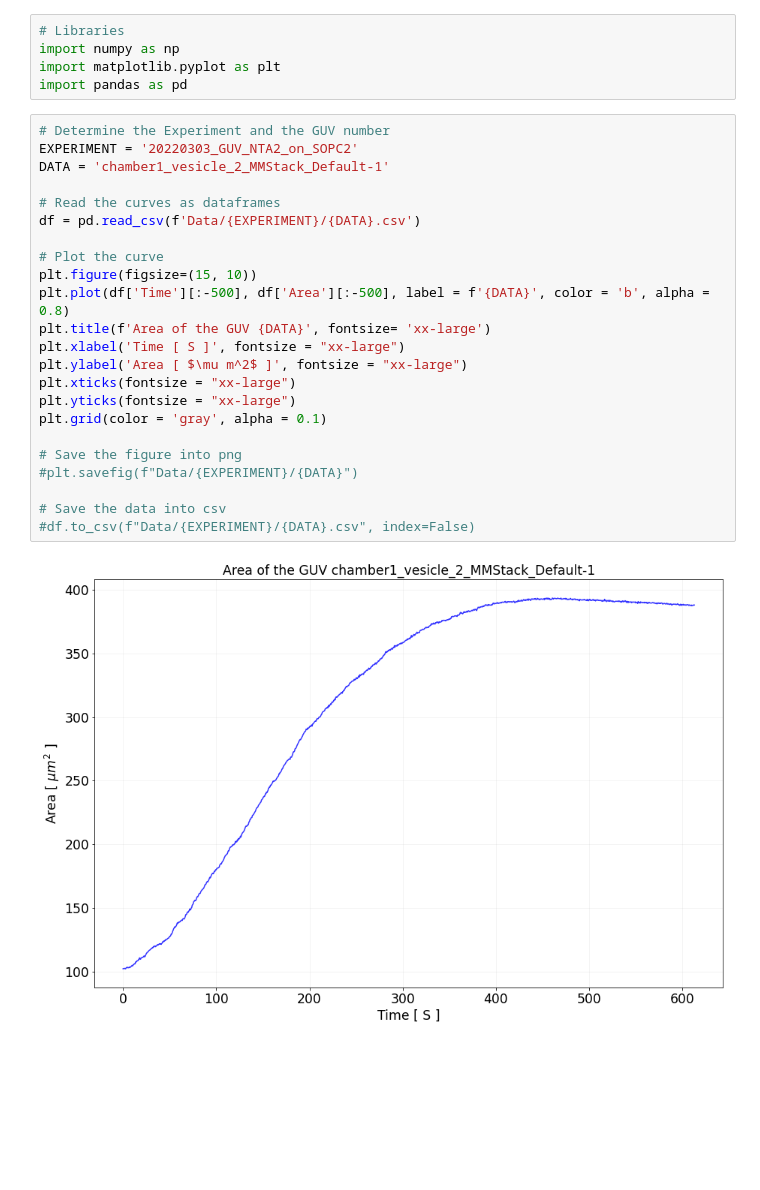
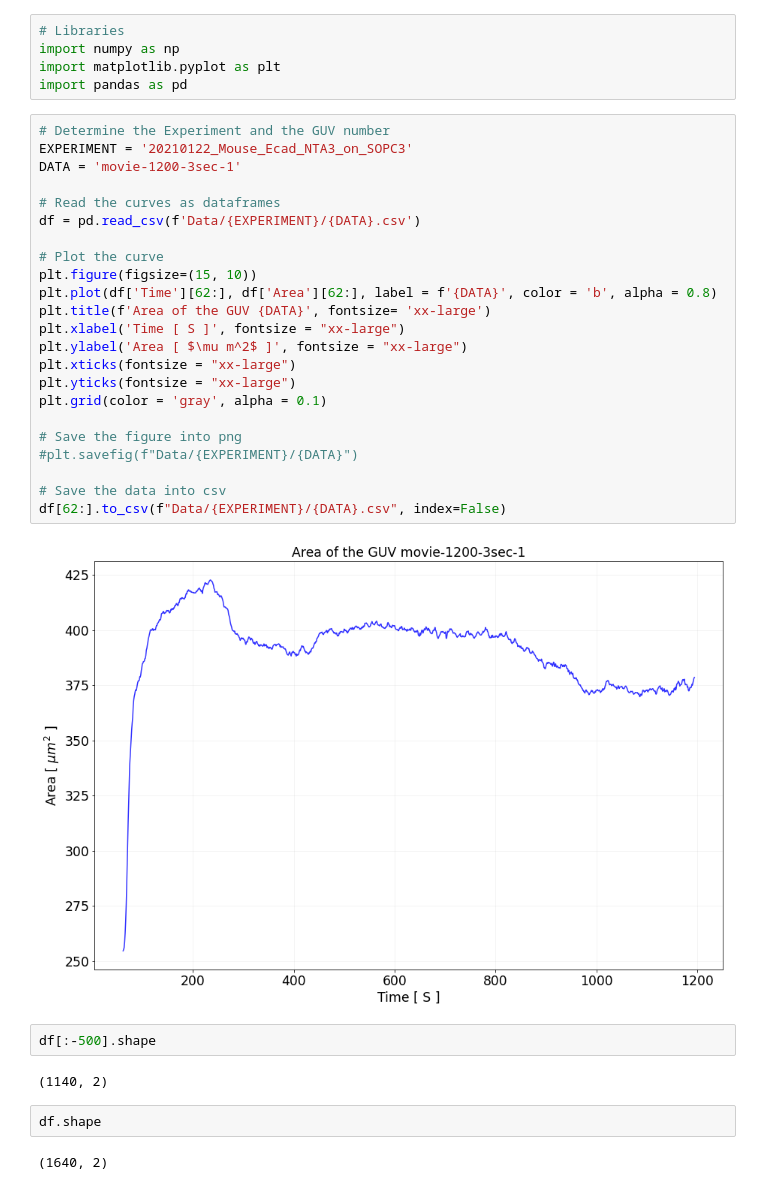
Before and after one commit to ahmed344/growth-curves, a Jupyter notebook: curve_manipulation.ipynb, the cells around one changed output. Drawn from its saved outputs; the diff is of its cells as text; blank space fills up the shorter version.

```diff
--- a/curve_manipulation.ipynb
+++ b/curve_manipulation.ipynb
@@ -5,26 +5,34 @@ import matplotlib.pyplot as plt
 import pandas as pd
 # %%
 # Determine the Experiment and the GUV number
-EXPERIMENT = '20220303_GUV_NTA2_on_SOPC2'
-DATA = 'chamber1_vesicle_2_MMStack_Default-1'
+EXPERIMENT = '20210122_Mouse_Ecad_NTA3_on_SOPC3'
+DATA = 'movie-1200-3sec-1'
 
 # Read the curves as dataframes
 df = pd.read_csv(f'Data/{EXPERIMENT}/{DATA}.csv')
 
 # Plot the curve
 plt.figure(figsize=(15, 10))
-plt.plot(df['Time'][:-500], df['Area'][:-500], label = f'{DATA}', color = 'b', alpha = 0.8)
+plt.plot(df['Time'][62:], df['Area'][62:], label = f'{DATA}', color = 'b', alpha = 0.8)
 plt.title(f'Area of the GUV {DATA}', fontsize= 'xx-large')
 plt.xlabel('Time [ S ]', fontsize = "xx-large")
 plt.ylabel('Area [ $\mu m^2$ ]', fontsize = "xx-large")
 plt.xticks(fontsize = "xx-large")
 plt.yticks(fontsize = "xx-large")
 plt.grid(color = 'gray', alpha = 0.1)
 
 # Save the figure into png
 #plt.savefig(f"Data/{EXPERIMENT}/{DATA}")
 
 # Save the data into csv
-#df.to_csv(f"Data/{EXPERIMENT}/{DATA}.csv", index=False)
+df[62:].to_csv(f"Data/{EXPERIMENT}/{DATA}.csv", index=False)
 # %% [output]
-[figure, old version]
+[figure, new version]
+# %%
+df[:-500].shape
+# %% [output]
+(1140, 2)
+# %%
+df.shape
+# %% [output]
+(1640, 2)
```
Also changed, not shown: 3 other files.
